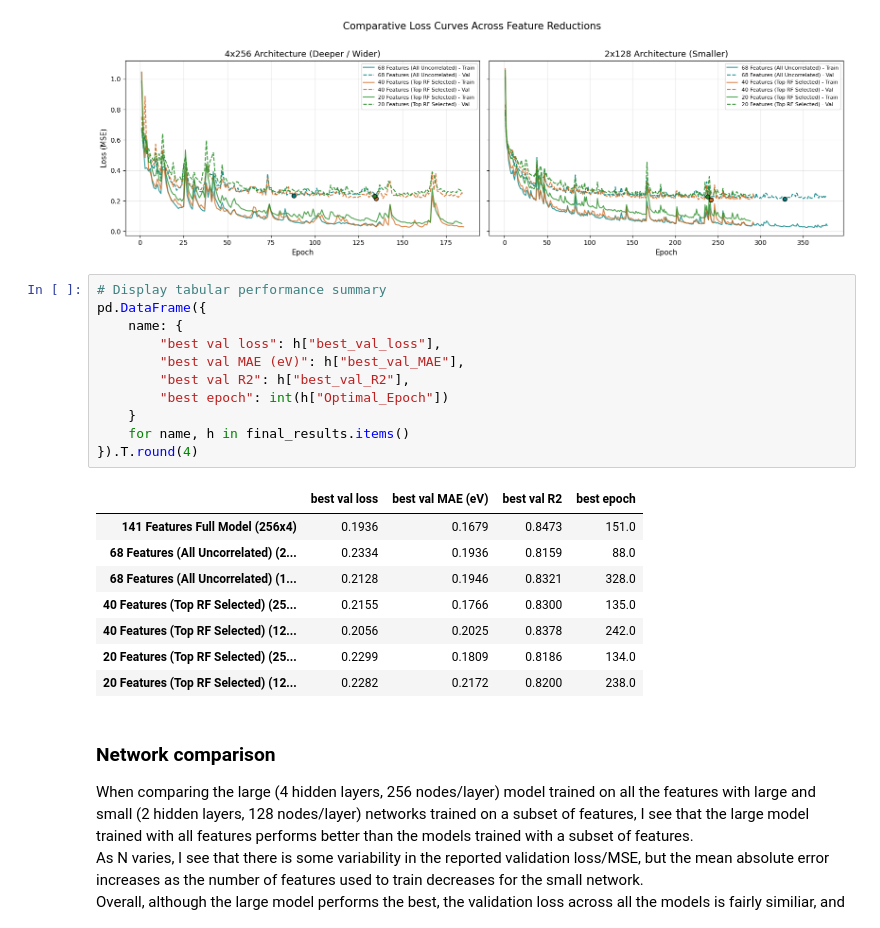
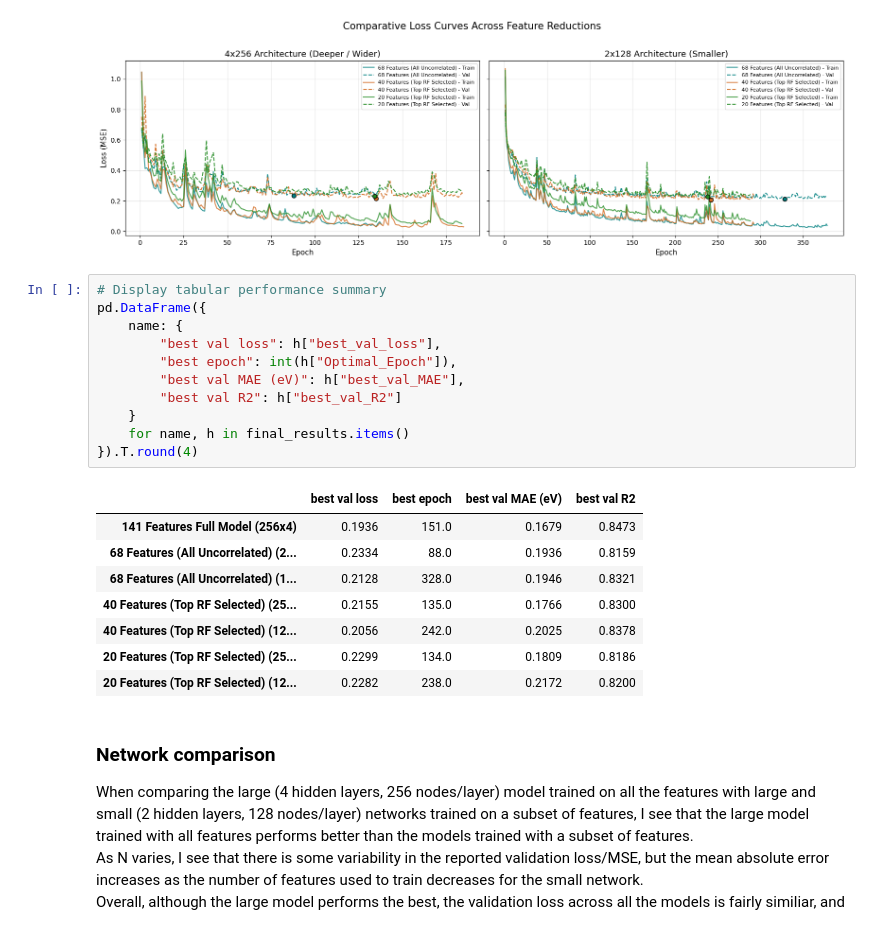
Before and after one commit to mitchell-geringer/Quantum_Materials_Properties, a Jupyter notebook: quantum_material_props.ipynb, the cells around one changed output. Saved outputs shown, nothing was run; the diff lists cells and outputs as text.

```diff
--- a/quantum_material_props.ipynb
+++ b/quantum_material_props.ipynb
@@ -559,23 +577,23 @@ plot_comparative_loss_curves(histories_256x4, histories_128x2)
 # %%
 # Display tabular performance summary
 pd.DataFrame({
     name: {
         "best val loss": h["best_val_loss"],
+        "best epoch": int(h["Optimal_Epoch"]),
         "best val MAE (eV)": h["best_val_MAE"],
-        "best val R2": h["best_val_R2"],
-        "best epoch": int(h["Optimal_Epoch"])
+        "best val R2": h["best_val_R2"]
     }
     for name, h in final_results.items()
 }).T.round(4)
 # %% [output]
-|  | best val loss | best val MAE (eV) | best val R2 | best epoch |
-| 141 Features Full Model (256x4) | 0.1936 | 0.1679 | 0.8473 | 151.0 |
-| 68 Features (All Uncorrelated) (2... | 0.2334 | 0.1936 | 0.8159 | 88.0 |
-| 68 Features (All Uncorrelated) (1... | 0.2128 | 0.1946 | 0.8321 | 328.0 |
-| 40 Features (Top RF Selected) (25... | 0.2155 | 0.1766 | 0.8300 | 135.0 |
-| 40 Features (Top RF Selected) (12... | 0.2056 | 0.2025 | 0.8378 | 242.0 |
-| 20 Features (Top RF Selected) (25... | 0.2299 | 0.1809 | 0.8186 | 134.0 |
-| 20 Features (Top RF Selected) (12... | 0.2282 | 0.2172 | 0.8200 | 238.0 |
+|  | best val loss | best epoch | best val MAE (eV) | best val R2 |
+| 141 Features Full Model (256x4) | 0.1936 | 151.0 | 0.1679 | 0.8473 |
+| 68 Features (All Uncorrelated) (2... | 0.2334 | 88.0 | 0.1936 | 0.8159 |
+| 68 Features (All Uncorrelated) (1... | 0.2128 | 328.0 | 0.1946 | 0.8321 |
+| 40 Features (Top RF Selected) (25... | 0.2155 | 135.0 | 0.1766 | 0.8300 |
+| 40 Features (Top RF Selected) (12... | 0.2056 | 242.0 | 0.2025 | 0.8378 |
+| 20 Features (Top RF Selected) (25... | 0.2299 | 134.0 | 0.1809 | 0.8186 |
+| 20 Features (Top RF Selected) (12... | 0.2282 | 238.0 | 0.2172 | 0.8200 |
 # %% [markdown]
 ### Network comparison
 When comparing the large (4 hidden layers, 256 nodes/layer) model trained on all the features with large and small (2 hidden layers, 128 nodes/layer) networks trained on a subset of features, I see that the large model trained with all features performs better than the models trained with a subset of features.<br>
```
Also changed, not shown: parts of 16 cells of this notebook.
